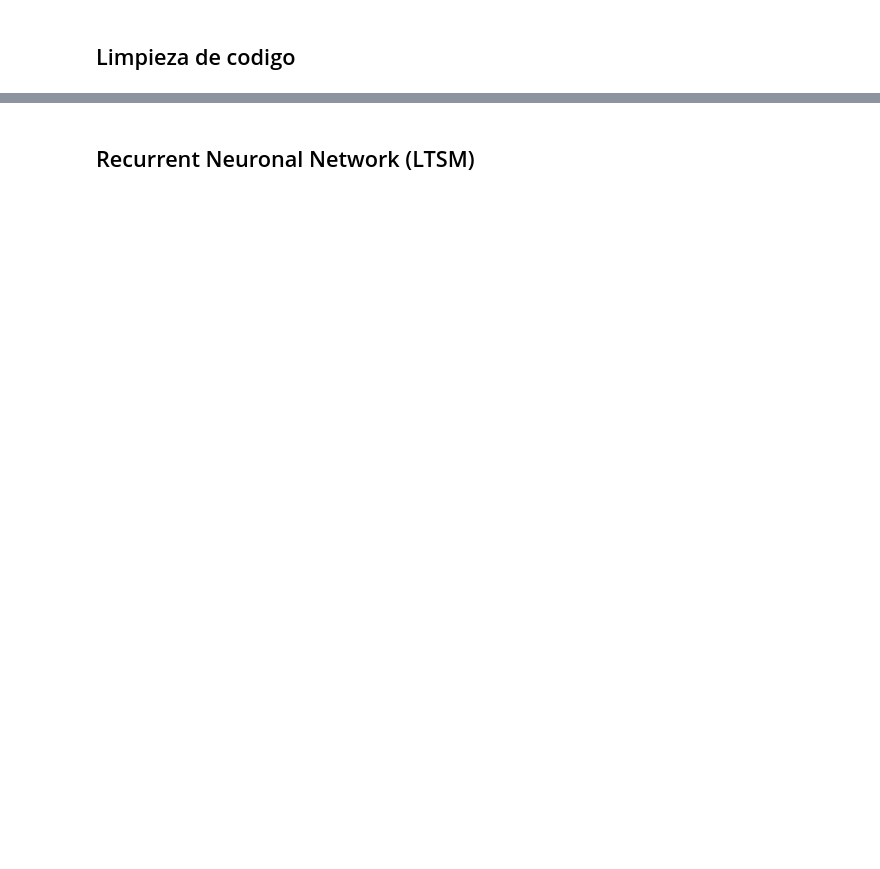
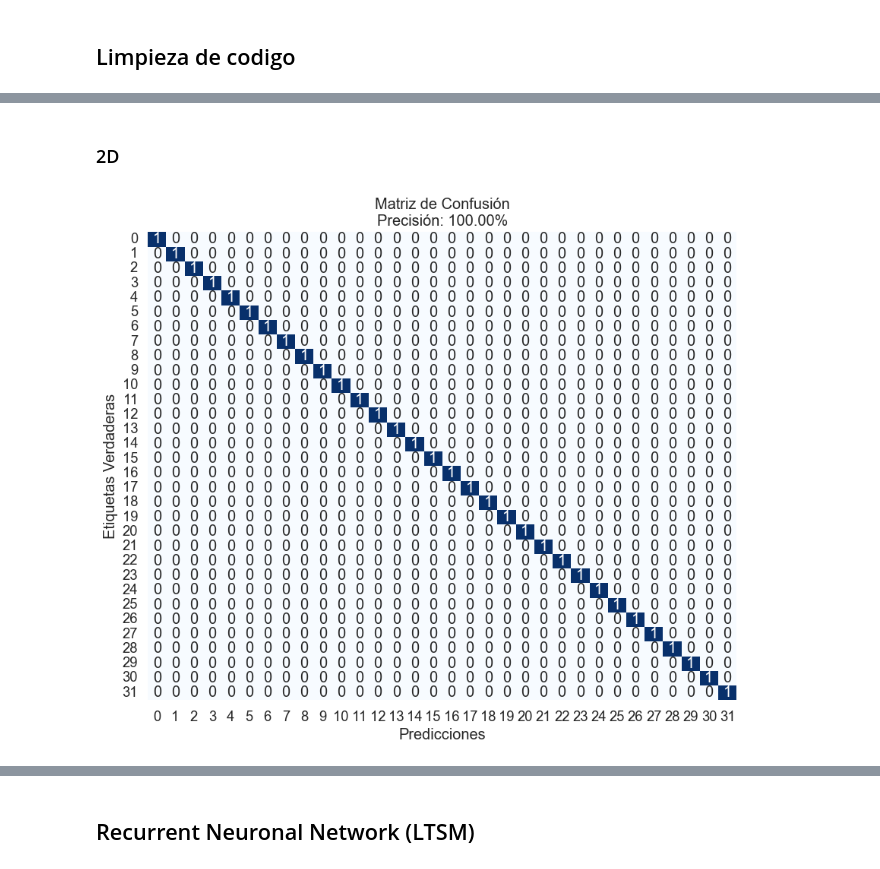
Before and after one commit to XxANTONIO73xX/CDI-Final, a Jupyter notebook: notebooks/notebook.ipynb, the cells around one changed output, grey strips where cells are left out. Saved outputs shown, nothing was run; the diff lists cells and outputs as text; code cells hidden in the pictures; blank space fills up the shorter version.

```diff
--- a/notebooks/notebook.ipynb
+++ b/notebooks/notebook.ipynb
@@ -180,0 +373,5 @@ plt.show()
+# %%
+df_2d_train = df_2d_train[df_2d_train['hand'] == 'Right']
+df_2d_test = df_2d_test[df_2d_test['hand'] == 'Right']
+df_3d_train = df_3d_train[df_3d_train['hand'] == 'Right']
+df_3d_test = df_3d_test[df_3d_test['hand'] == 'Right']
@@ -182,0 +402,53 @@ plt.show()
+# %% [markdown]
+### 2D
+# %%
+ypred = []  # Lista para almacenar los resultados
+columns = df_2d_train.columns[2:]
+for gesture in df_2d_test["class"].unique():
+    min_acumulado = float('inf')  # Inicializar con un valor infinito para encontrar el mínimo
+    best_template = None
+    for template in df_2d_train["class"].unique():
+        acumulado = 0
+        for keypoint in columns:
+            distance, path = fastdtw(np.array(df_2d_test.loc[df_2d_test['class'] == gesture, keypoint]),
+                                     np.array(df_2d_train.loc[df_2d_train['class'] == template, keypoint]))
+            acumulado += distance
+
+        # Actualizar el mínimo y el mejor template
+        if acumulado < min_acumulado:
+            min_acumulado = acumulado
+            best_template = template
+
+    # Agregar el resultado al arreglo ypred
+    ypred.append((gesture, best_template, min_acumulado))
+
+# Imprimir resultados
+# Obtener las etiquetas reales y predichas
+y_true = [result[0] for result in ypred]
+y_pred = [result[1] for result in ypred]
+
+# Crear la matriz de confusión
+conf_matrix = confusion_matrix(y_true, y_pred, labels=df_2d_train["class"].unique())
+
+# Calcular la precisión
+accuracy = accuracy_score(y_true, y_pred)
+
+# Crear un DataFrame de la matriz de confusión para visualización con Seaborn
+conf_matrix_df = pd.DataFrame(conf_matrix, index=df_2d_train["class"].unique(), columns=df_2d_train["class"].unique())
+
+# Configurar el estilo de Seaborn
+sns.set(font_scale=1.2)
+plt.figure(figsize=(10, 8))
+
+# Crear un mapa de calor de la matriz de confusión
+sns.heatmap(conf_matrix_df, annot=True, cmap="Blues", fmt="g", cbar=False)
+
+# Agregar etiquetas y título
+plt.xlabel("Predicciones")
+plt.ylabel("Etiquetas Verdaderas")
+plt.title(f"Matriz de Confusión\nPrecisión: {accuracy:.2%}")
+
+# Mostrar la gráfica
+plt.show()
+# %% [output]
+[figure, added]
```
Also changed, not shown: parts of 48 cells of this notebook, 4 other files.
